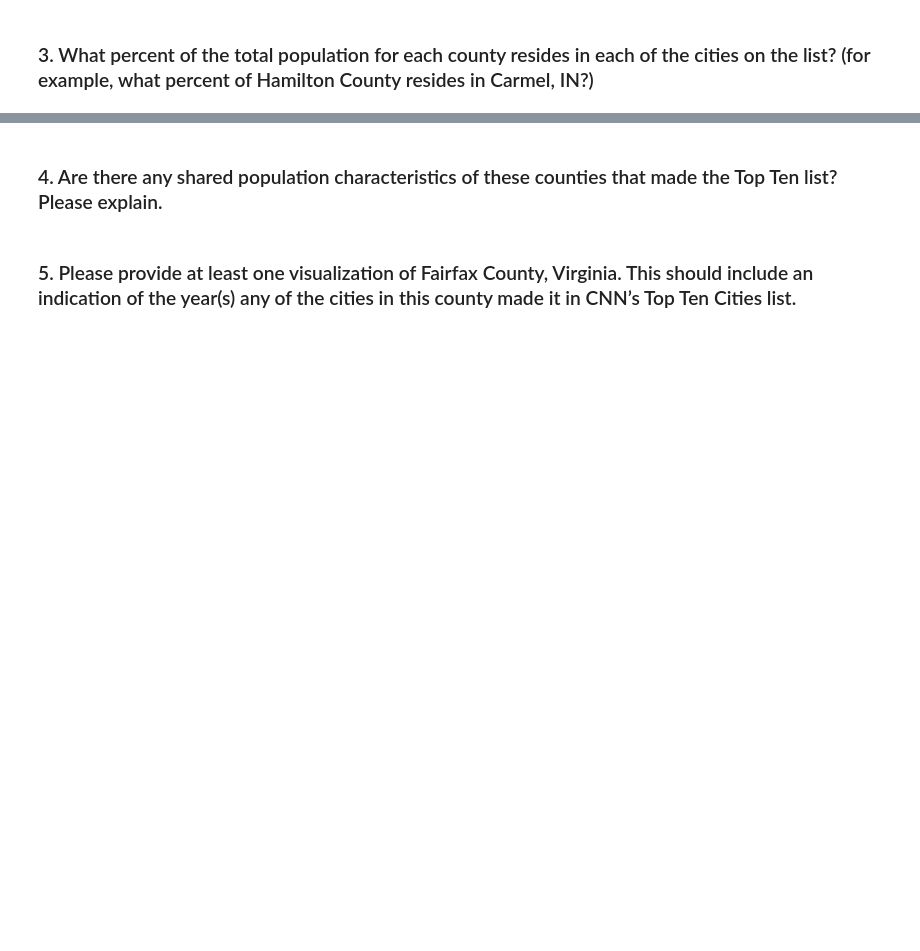
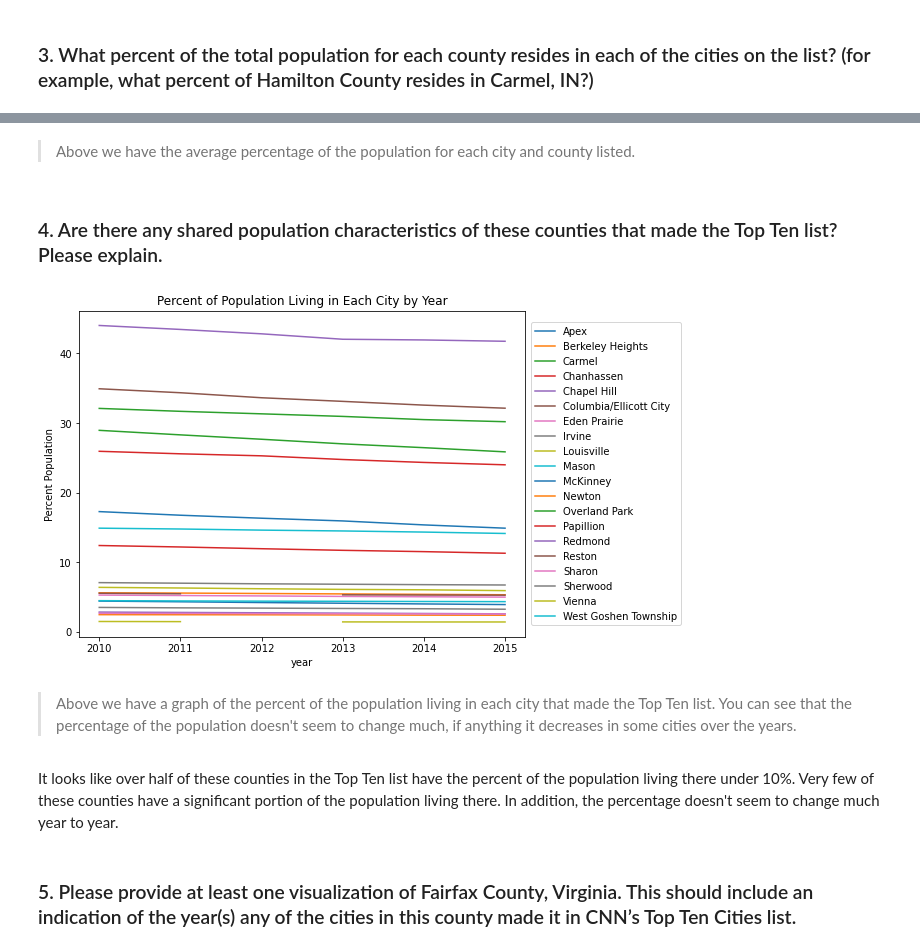
Before and after one commit to jpetersen626/Nielsen_Interview_Analytics, a Jupyter notebook: Nielsen_Analytics_Case_Study_JP.ipynb, the cells around one changed output, grey strips where cells are left out. Drawn from its saved outputs; the diff is of its cells as text; code cells hidden in the pictures; blank space fills up the shorter version.

```diff
--- a/Nielsen_Analytics_Case_Study_JP.ipynb
+++ b/Nielsen_Analytics_Case_Study_JP.ipynb
@@ -547,0 +676,4 @@ As far as next steps, I might next go into the details for the smaller counties
+# %%
+# filtering out the rows where the states don't match
+data_final = data_final[data_final['equal'] == True]
+data_final
@@ -547,0 +696,7 @@ As far as next steps, I might next go into the details for the smaller counties
+# %%
+# getting rid of duplicate columns after the merge
+data_final.drop(columns=['county name', 'state', 'equal'], inplace=True)
+# %%
+# changing the name for the year column from the top cities to distinguish from other year column
+data_final.rename(columns={'Year':'rank_year'}, inplace=True)
+data_final.head()
@@ -548,2 +711,5 @@ As far as next steps, I might next go into the details for the smaller counties
 # %% [markdown]
 ### 3. What percent of the total population for each county resides in each of the cities on the list? (for example, what percent of Hamilton County resides in Carmel, IN?)
+# %%
+# creating column for percent of total population
+data_final['percent_pop'] = ((data_final['City_Population'] / data_final['total_population']) * 100).round(2)
@@ -550,4 +749,16 @@ As far as next steps, I might next go into the details for the smaller counties
+# %% [markdown]
+> Above we have the average percentage of the population for each city and county listed.
 # %% [markdown]
 ### 4. Are there any shared population characteristics of these counties that made the Top Ten list? Please explain.
+# %%
+data_final.pivot_table(index='year', columns='City', values='percent_pop').plot\
+    (figsize=(8,6), title='Percent of Population Living in Each City by Year', ylabel='Percent Population')\
+    .legend(loc='center right', bbox_to_anchor=(1.36, 0.5));
+# %% [output]
+[figure, added]
+# %% [markdown]
+> Above we have a graph of the percent of the population living in each city that made the Top Ten list. You can see that the percentage of the population doesn't seem to change much, if anything it decreases in some cities over the years.
+# %% [markdown]
+It looks like over half of these counties in the Top Ten list have the percent of the population living there under 10%. Very few of these counties have a significant portion of the population living there. In addition, the percentage doesn't seem to change much year to year.
 # %% [markdown]
 ### 5. Please provide at least one visualization of Fairfax County, Virginia. This should include an indication of the year(s) any of the cities in this county made it in CNN’s Top Ten Cities list.
```
Also changed, not shown: parts of 23 cells of this notebook.
